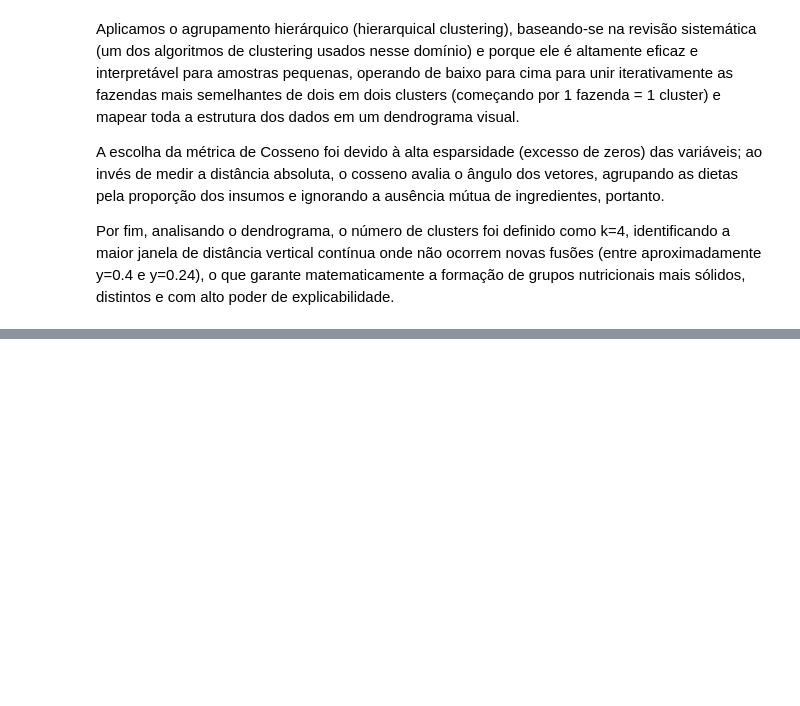
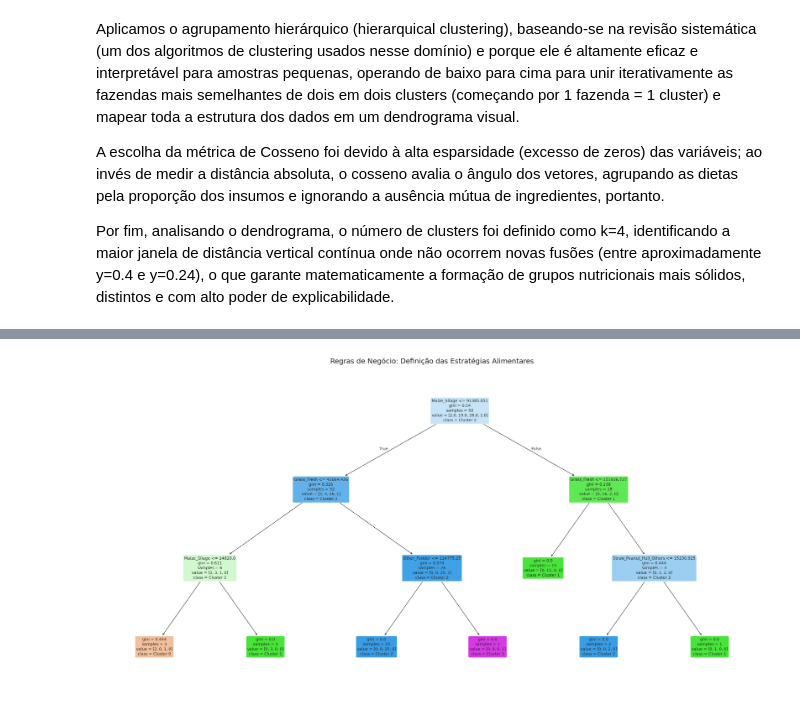
Before and after one commit to pedroalmeid/carbon_milkproduction_causalinference, a Jupyter notebook: notebooks/dietary_strategy_clustering.ipynb, the cells around one changed output, grey strips where cells are left out. Cells and saved outputs as stored; diff of their text form; code cells hidden in the pictures; blank space fills up the shorter version.

```diff
--- a/notebooks/dietary_strategy_clustering.ipynb
+++ b/notebooks/dietary_strategy_clustering.ipynb
@@ -188,0 +337,36 @@ Por fim, analisando o dendrograma, o número de clusters foi definido como k=4,
+# %%
+from sklearn.tree import DecisionTreeClassifier, plot_tree
+
+# 1. Definindo as variáveis preditoras (X) e a variável alvo (y)
+X = df_feed_clean
+y = df['Dietary_Strategy_Cluster']
+
+# 2. Instanciando o classificador da Árvore de Decisão
+# Usamos max_depth=3 para manter a árvore simples, visual e evitar overfitting
+# random_state=42 garante que o resultado seja sempre o mesmo a cada execução
+dt_model = DecisionTreeClassifier(max_depth=3, random_state=42)
+
+# 3. Treinando o modelo
+dt_model.fit(X, y)
+
+# 4. Preparando os rótulos das classes para o gráfico (ex: "Cluster 0", "Cluster 1")
+class_labels = [f"Cluster {c}" for c in sorted(y.unique())]
+feature_cols = X.columns.tolist()
+
+# 5. Plotando a Árvore de Decisão
+plt.figure(figsize=(24, 12))
+plot_tree(
+    dt_model,
+    feature_names=feature_cols,
+    class_names=class_labels,
+    filled=True,          # Colore as caixinhas conforme a classe predominante
+    rounded=True,         # Arredonda as bordas
+    fontsize=10,          # Tamanho da fonte legível
+    proportion=False      # Mostra a contagem absoluta de fazendas nas caixas
+)
+
+plt.title("Regras de Negócio: Definição das Estratégias Alimentares", fontsize=18, pad=20)
+plt.tight_layout()
+plt.show()
+# %% [output]
+[figure, added]
```
Also changed, not shown: parts of 11 cells of this notebook, 1 other file.
